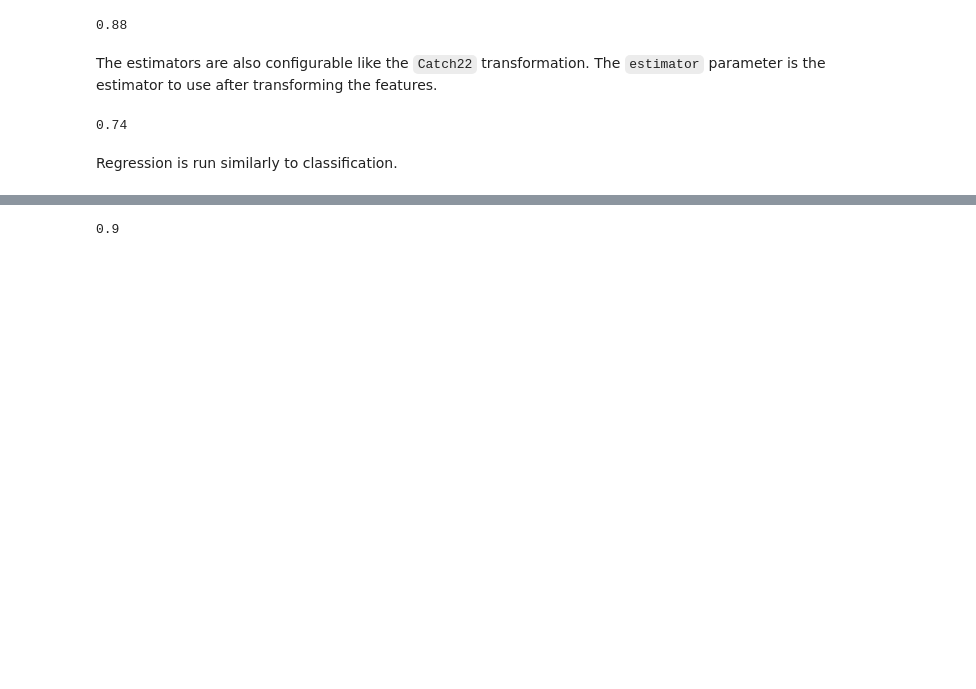
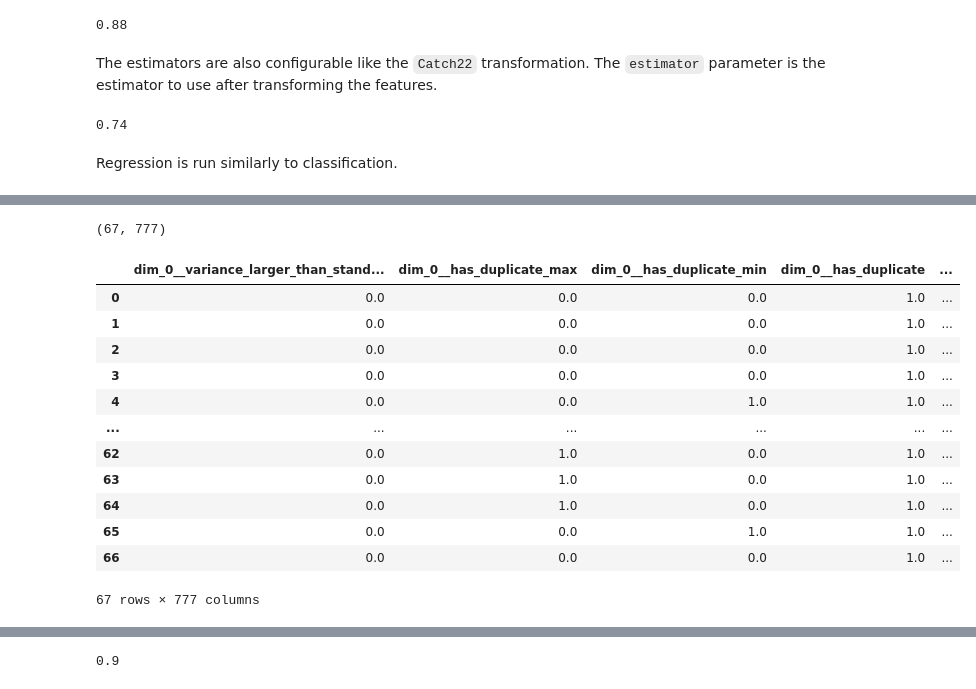
Before and after one commit to aeon-toolkit/aeon-tutorials, a Jupyter notebook: KDD-2024/Notebooks/Features-draft.ipynb, the cells around one changed output, grey strips where cells are left out. Drawn from its saved outputs; the diff is of its cells as text; code cells hidden in the pictures; blank space fills up the shorter version.

```diff
--- a/KDD-2024/Notebooks/Features-draft.ipynb
+++ b/KDD-2024/Notebooks/Features-draft.ipynb
@@ -271,2 +290,24 @@ pipeline is hard coded into an aeon classifier called the FreshPRINCEClassifier.
 # %%
 from aeon.transformations.collection.feature_based import TSFreshFeatureExtractor
+
+tsf = TSFreshFeatureExtractor()
+t = tsf.fit_transform(X_train_c)
+t.shape
+# %% [output]
+(67, 777)
+# %%
+t
+# %% [output]
+|  | dim_0__variance_larger_than_stand... | dim_0__has_duplicate_max | dim_0__has_duplicate_min | dim_0__has_duplicate | ... |
+| 0 | 0.0 | 0.0 | 0.0 | 1.0 | ... |
+| 1 | 0.0 | 0.0 | 0.0 | 1.0 | ... |
+| 2 | 0.0 | 0.0 | 0.0 | 1.0 | ... |
+| 3 | 0.0 | 0.0 | 0.0 | 1.0 | ... |
+| 4 | 0.0 | 0.0 | 1.0 | 1.0 | ... |
+| ... | ... | ... | ... | ... | ... |
+| 62 | 0.0 | 1.0 | 0.0 | 1.0 | ... |
+| 63 | 0.0 | 1.0 | 0.0 | 1.0 | ... |
+| 64 | 0.0 | 1.0 | 0.0 | 1.0 | ... |
+| 65 | 0.0 | 0.0 | 1.0 | 1.0 | ... |
+| 66 | 0.0 | 0.0 | 0.0 | 1.0 | ... |
+67 rows × 777 columns
```
Also changed, not shown: parts of 33 cells of this notebook.
